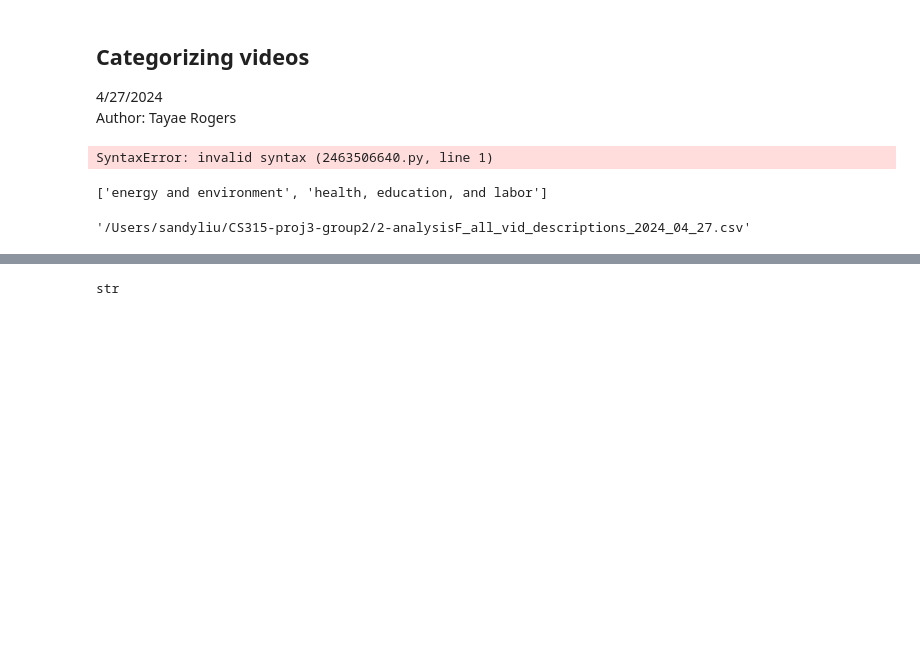
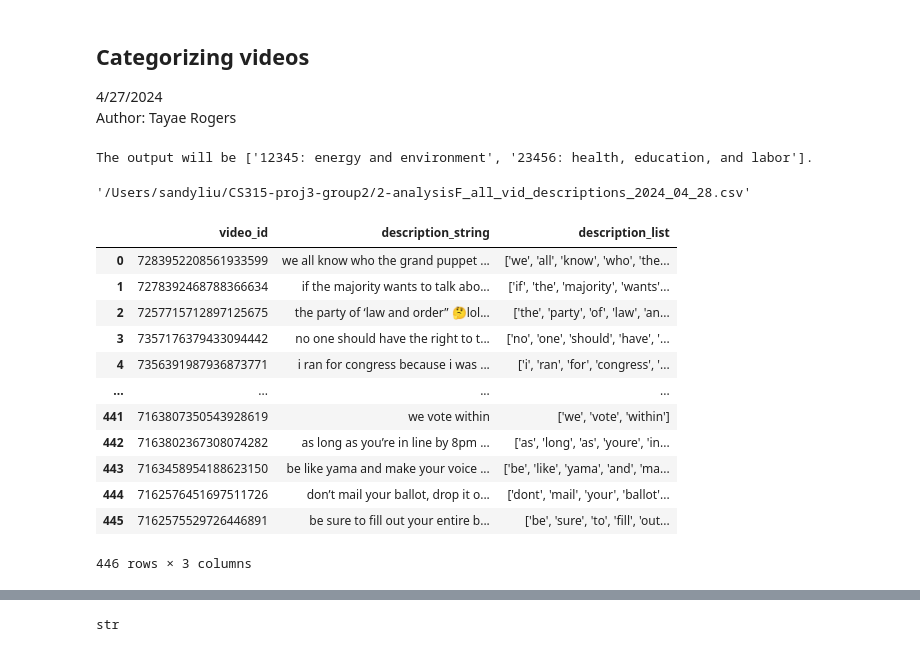
Before and after one commit to tsrogers9/CS315-proj3-group2, a Jupyter notebook: 2-analysis/gpt_categorization.ipynb, the cells around one changed output, grey strips where cells are left out. Cells and saved outputs as stored; diff of their text form; code cells hidden in the pictures; blank space fills up the shorter version.

```diff
--- a/2-analysis/gpt_categorization.ipynb
+++ b/2-analysis/gpt_categorization.ipynb
@@ -13,10 +13,6 @@ import os
 os.environ['API_KEY'] = 'KEY' # use own openai key
 openai.api_key = os.environ['API_KEY']
 client = OpenAI(api_key = "KEY")
-# %%
-openai migrate
-# %% [output]
-SyntaxError: invalid syntax (2463506640.py, line 1)
 # %%
 #import json
 def get_category(vid_descr_list):
@@ -29,15 +25,15 @@ def get_category(vid_descr_list):
             messages=[
                 {
                     "role": "user",
-                    "content": f"""The input is a list of string video descriptions. For each video description
+                    "content": f"""The input is a list of id: video descriptions. For each video description
             in the list, identify its topic as one or two of the following topics in this list: "civil rights," "culture," "energy and environment,"
             "health, education, and labor," "immigration and international affairs," "housing and social welfare," "defense, law, and crime,"
-            "economy, commerce, and transportation," and/or "other." For example, if the input list is ["global warming is causing
-            more extreme weather events", "we must adopt universal health care"], the output should be ["energy and environment,"
-            "health, education, and labor"]. The input list is {vid_descr_list}""",
+            "economy, commerce, and transportation," and/or "other." For example, if the input list is ["12345: global warming is causing
+            more extreme weather events", "23456: we must adopt universal health care"], the output should be ["12345: energy and environment,"
+            "23456: health, education, and labor"]. The input list is {vid_descr_list}""",
                 }
             ],
-            model="gpt-3.5-turbo"
+            model="gpt-4"
         )
         # The output format might have changed in the new API version, adjust as needed
         categories = completion.choices[0].message.content
@@ -49,15 +45,15 @@ def get_category(vid_descr_list):
 
 # Example usage:
 video_descriptions = [
-    "global warming is causing more extreme weather events",
-    "we must adopt universal health care"
+    "12345:global warming is causing more extreme weather events",
+    "23456:we must adopt universal health care"
 ]
 categories = get_category(video_descriptions)
 print(categories)
 # %% [output]
-['energy and environment', 'health, education, and labor']
+The output will be ['12345: energy and environment', '23456: health, education, and labor'].
 # %%
-os.getcwd() + 'F_all_vid_descriptions_2024_04_27.csv'
+os.getcwd() + 'F_all_vid_descriptions_2024_04_28.csv'
 # %% [output]
-'/Users/sandyliu/CS315-proj3-group2/2-analysisF_all_vid_descriptions_2024_04_27.csv'
+'/Users/sandyliu/CS315-proj3-group2/2-analysisF_all_vid_descriptions_2024_04_28.csv'
 # %%
@@ -64,0 +61,16 @@ vid_descriptions = pd.read_csv(os.getcwd() + '/F_all_vid_descriptions_2024_04_27
+# %%
+vid_descriptions
+# %% [output]
+|  | video_id | description_string | description_list |
+| 0 | 7283952208561933599 | we all know who the grand puppet ... | ['we', 'all', 'know', 'who', 'the... |
+| 1 | 7278392468788366634 | if the majority wants to talk abo... | ['if', 'the', 'majority', 'wants'... |
+| 2 | 7257715712897125675 | the party of ‘law and order” 🤔lol... | ['the', 'party', 'of', 'law', 'an... |
+| 3 | 7357176379433094442 | no one should have the right to t... | ['no', 'one', 'should', 'have', '... |
+| 4 | 7356391987936873771 | i ran for congress because i was ... | ['i', 'ran', 'for', 'congress', '... |
+| ... | ... | ... | ... |
+| 441 | 7163807350543928619 | we vote within | ['we', 'vote', 'within'] |
+| 442 | 7163802367308074282 | as long as you’re in line by 8pm ... | ['as', 'long', 'as', 'youre', 'in... |
+| 443 | 7163458954188623150 | be like yama and make your voice ... | ['be', 'like', 'yama', 'and', 'ma... |
+| 444 | 7162576451697511726 | don’t mail your ballot, drop it o... | ['dont', 'mail', 'your', 'ballot'... |
+| 445 | 7162575529726446891 | be sure to fill out your entire b... | ['be', 'sure', 'to', 'fill', 'out... |
+446 rows × 3 columns
```
Also changed, not shown: parts of 77 cells of this notebook.
